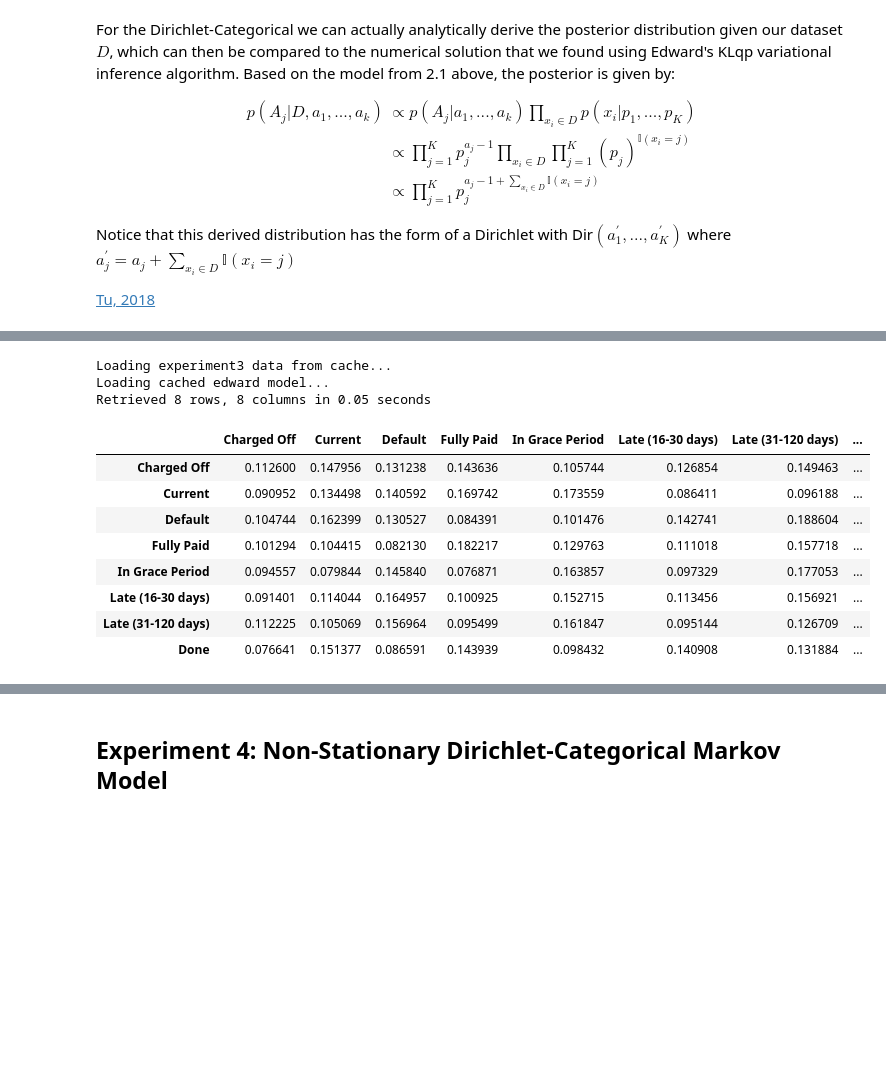
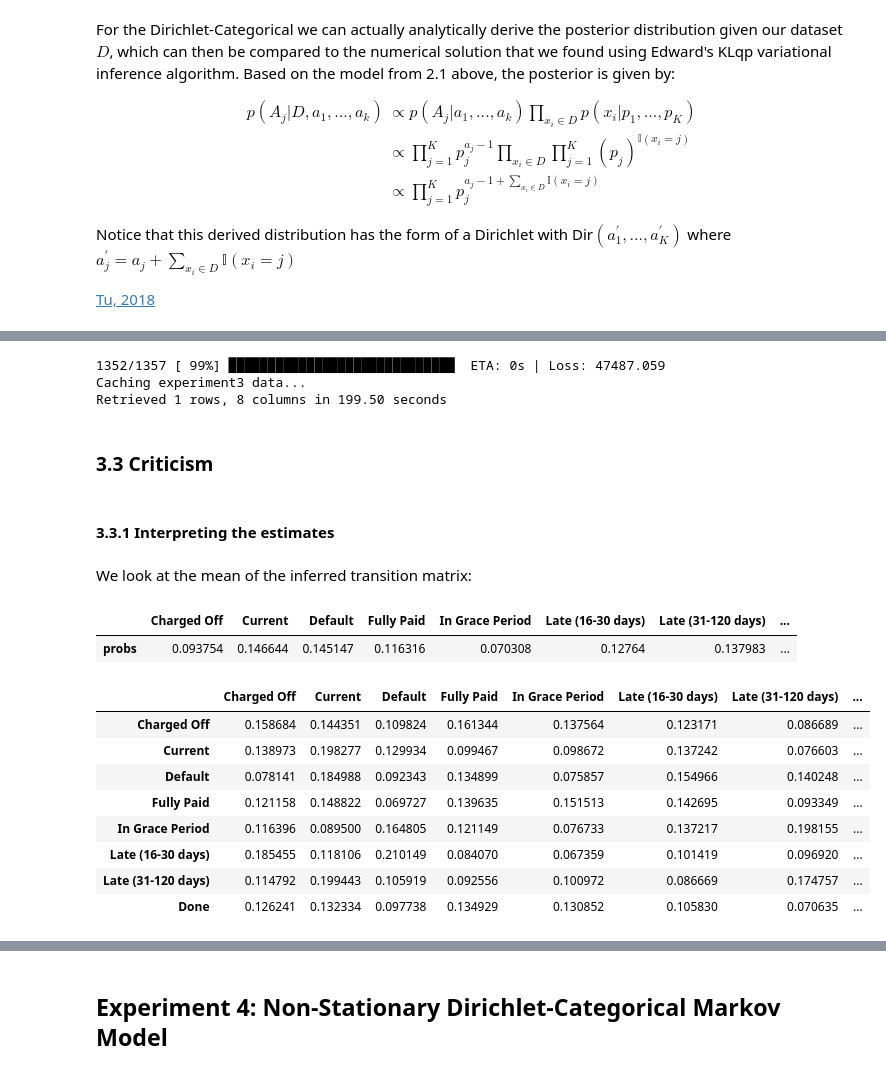
Before and after one commit to basilvetas/lending-club-analysis, a Jupyter notebook: final-project/final-notebook.ipynb, the cells around one changed output, grey strips where cells are left out. Saved outputs shown, nothing was run; the diff lists cells and outputs as text; code cells hidden in the pictures; blank space fills up the shorter version.

```diff
--- a/final-project/final-notebook.ipynb
+++ b/final-project/final-notebook.ipynb
@@ -337,19 +350,31 @@ Like in exp 2, loss is very unstable... Sometimes results are really good, somet
 # %%
-inferred_matrix_2, sess_2, qpi_0_2, qpi_T_2 = infer_stationary_dirichlet_categorical_tfp(
-    x_train, model, pi_0_2, pi_T_2, n_states, chain_len, batch_size=batch_size, lr=0.002)
+inferred_qpi_0, inferred_qpi_T, sess, qpi_0, qpi_T = infer_stationary_dirichlet_categorical_tfp(
+    x_train, model, pi_0, pi_T, n_states, chain_len, batch_size=batch_size,
+    lr=0.005, n_epoch=1)
 # %% [output]
-Loading experiment3 data from cache...
-Loading cached edward model...
-Retrieved 8 rows, 8 columns in 0.05 seconds
+1352/1357 [ 99%] █████████████████████████████  ETA: 0s | Loss: 47487.059
+Caching experiment3 data...
+Retrieved 1 rows, 8 columns in 199.50 seconds
-# %%
-inferred_matrix_2
-# %% [output]
-|  | Charged Off | Current | Default | Fully Paid | In Grace Period | Late (16-30 days) | Late (31-120 days) | ... |
-| Charged Off | 0.112600 | 0.147956 | 0.131238 | 0.143636 | 0.105744 | 0.126854 | 0.149463 | ... |
-| Current | 0.090952 | 0.134498 | 0.140592 | 0.169742 | 0.173559 | 0.086411 | 0.096188 | ... |
-| Default | 0.104744 | 0.162399 | 0.130527 | 0.084391 | 0.101476 | 0.142741 | 0.188604 | ... |
-| Fully Paid | 0.101294 | 0.104415 | 0.082130 | 0.182217 | 0.129763 | 0.111018 | 0.157718 | ... |
-| In Grace Period | 0.094557 | 0.079844 | 0.145840 | 0.076871 | 0.163857 | 0.097329 | 0.177053 | ... |
-| Late (16-30 days) | 0.091401 | 0.114044 | 0.164957 | 0.100925 | 0.152715 | 0.113456 | 0.156921 | ... |
-| Late (31-120 days) | 0.112225 | 0.105069 | 0.156964 | 0.095499 | 0.161847 | 0.095144 | 0.126709 | ... |
-| Done | 0.076641 | 0.151377 | 0.086591 | 0.143939 | 0.098432 | 0.140908 | 0.131884 | ... |
+# %% [markdown]
+### 3.3 Criticism
+# %% [markdown]
+#### 3.3.1 Interpreting the estimates
+# %% [markdown]
+We look at the mean of the inferred transition matrix:
+# %%
+inferred_qpi_0
+# %% [output]
+|  | Charged Off | Current | Default | Fully Paid | In Grace Period | Late (16-30 days) | Late (31-120 days) | ... |
+| probs | 0.093754 | 0.146644 | 0.145147 | 0.116316 | 0.070308 | 0.12764 | 0.137983 | ... |
+# %%
+inferred_qpi_T
+# %% [output]
+|  | Charged Off | Current | Default | Fully Paid | In Grace Period | Late (16-30 days) | Late (31-120 days) | ... |
+| Charged Off | 0.158684 | 0.144351 | 0.109824 | 0.161344 | 0.137564 | 0.123171 | 0.086689 | ... |
+| Current | 0.138973 | 0.198277 | 0.129934 | 0.099467 | 0.098672 | 0.137242 | 0.076603 | ... |
+| Default | 0.078141 | 0.184988 | 0.092343 | 0.134899 | 0.075857 | 0.154966 | 0.140248 | ... |
+| Fully Paid | 0.121158 | 0.148822 | 0.069727 | 0.139635 | 0.151513 | 0.142695 | 0.093349 | ... |
+| In Grace Period | 0.116396 | 0.089500 | 0.164805 | 0.121149 | 0.076733 | 0.137217 | 0.198155 | ... |
+| Late (16-30 days) | 0.185455 | 0.118106 | 0.210149 | 0.084070 | 0.067359 | 0.101419 | 0.096920 | ... |
+| Late (31-120 days) | 0.114792 | 0.199443 | 0.105919 | 0.092556 | 0.100972 | 0.086669 | 0.174757 | ... |
+| Done | 0.126241 | 0.132334 | 0.097738 | 0.134929 | 0.130852 | 0.105830 | 0.070635 | ... |
```
Also changed, not shown: parts of 25 cells of this notebook, 4 other files.
